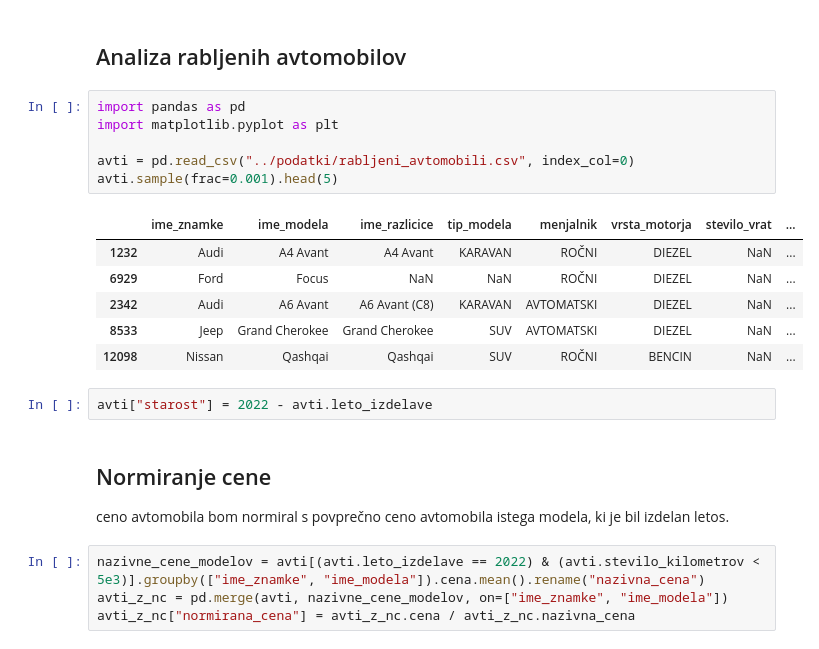
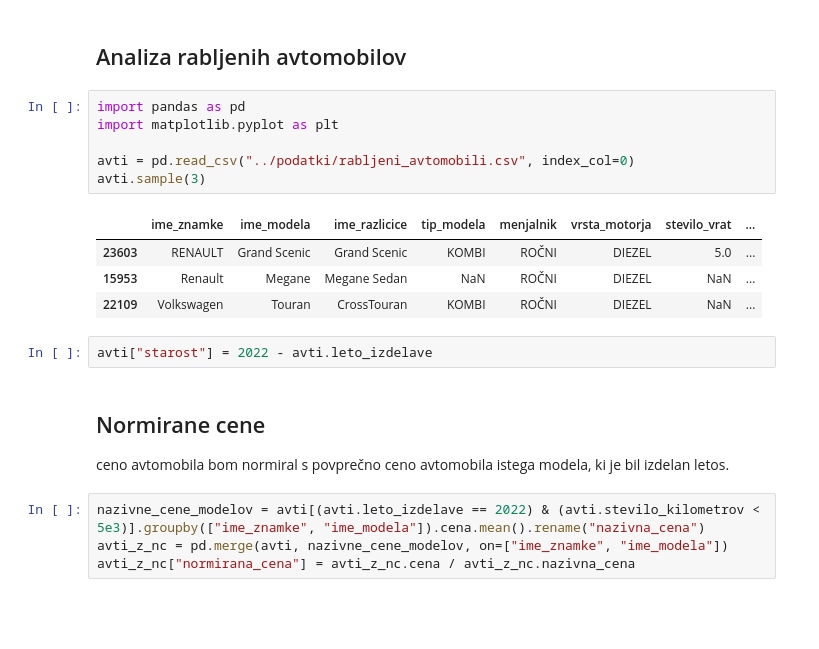
Before and after one commit to pg008/programiranje_1_projektna_naloga, a Jupyter notebook: analiza/analiza.ipynb, the cells around one changed output. Cells and saved outputs as stored; diff of their text form; blank space fills up the shorter version.

```diff
--- a/analiza/analiza.ipynb
+++ b/analiza/analiza.ipynb
@@ -3,20 +3,18 @@
 # %%
 import pandas as pd
 import matplotlib.pyplot as plt
 
 avti = pd.read_csv("../podatki/rabljeni_avtomobili.csv", index_col=0)
-avti.sample(frac=0.001).head(5)
+avti.sample(3)
 # %% [output]
 |  | ime_znamke | ime_modela | ime_razlicice | tip_modela | menjalnik | vrsta_motorja | stevilo_vrat | ... |
-| 1232 | Audi | A4 Avant | A4 Avant | KARAVAN | ROČNI | DIEZEL | NaN | ... |
-| 6929 | Ford | Focus | NaN | NaN | ROČNI | DIEZEL | NaN | ... |
-| 2342 | Audi | A6 Avant | A6 Avant (C8) | KARAVAN | AVTOMATSKI | DIEZEL | NaN | ... |
-| 8533 | Jeep | Grand Cherokee | Grand Cherokee | SUV | AVTOMATSKI | DIEZEL | NaN | ... |
-| 12098 | Nissan | Qashqai | Qashqai | SUV | ROČNI | BENCIN | NaN | ... |
+| 23603 | RENAULT | Grand Scenic | Grand Scenic | KOMBI | ROČNI | DIEZEL | 5.0 | ... |
+| 15953 | Renault | Megane | Megane Sedan | NaN | ROČNI | DIEZEL | NaN | ... |
+| 22109 | Volkswagen | Touran | CrossTouran | KOMBI | ROČNI | DIEZEL | NaN | ... |
 # %%
 avti["starost"] = 2022 - avti.leto_izdelave
 # %% [markdown]
-## Normiranje cene
+## Normirane cene
 
 ceno avtomobila bom normiral s povprečno ceno avtomobila istega modela, ki je bil izdelan letos.
 # %%
```
Also changed, not shown: parts of 22 cells of this notebook, 2 other files.
